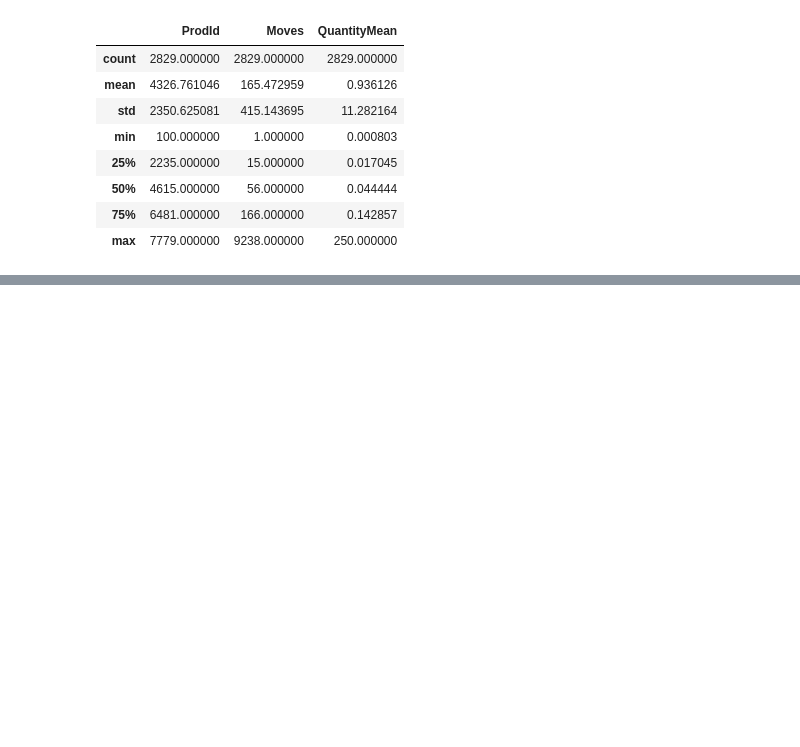
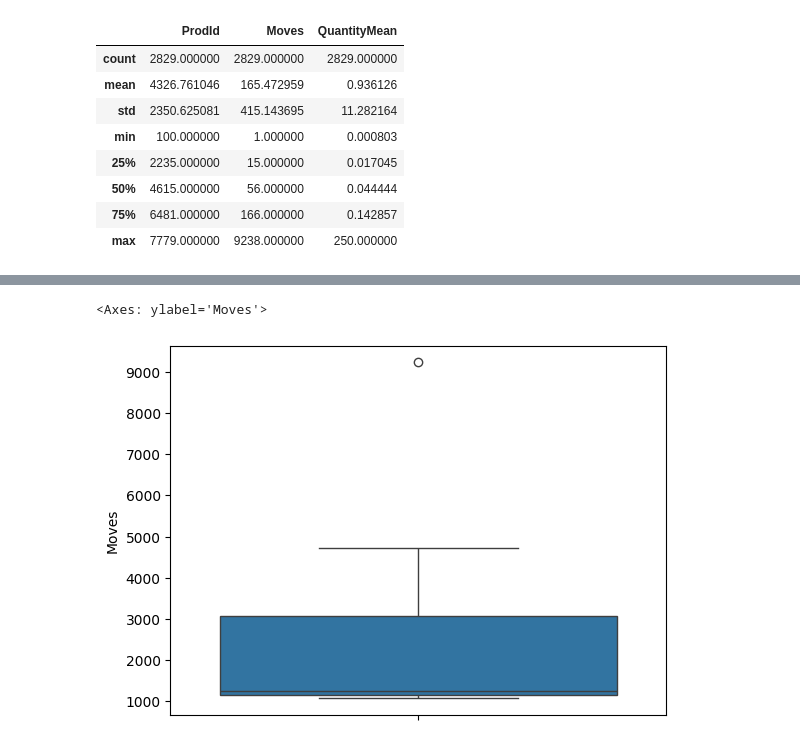
Before and after one commit to Fenokely/projetia_iasm1, a Jupyter notebook: data_process/data_process.ipynb, the cells around one changed output, grey strips where cells are left out. Drawn from its saved outputs; the diff is of its cells as text; code cells hidden in the pictures; blank space fills up the shorter version.

```diff
--- a/data_process/data_process.ipynb
+++ b/data_process/data_process.ipynb
@@ -271,2 +332,7 @@ s_3.describe()
+# %%
+sns.boxplot(data=G2['Moves'])
+# %% [output]
+<Axes: ylabel='Moves'>
+[figure, added]
 # %%
 sns.scatterplot(
```
Also changed, not shown: parts of 45 cells of this notebook.
